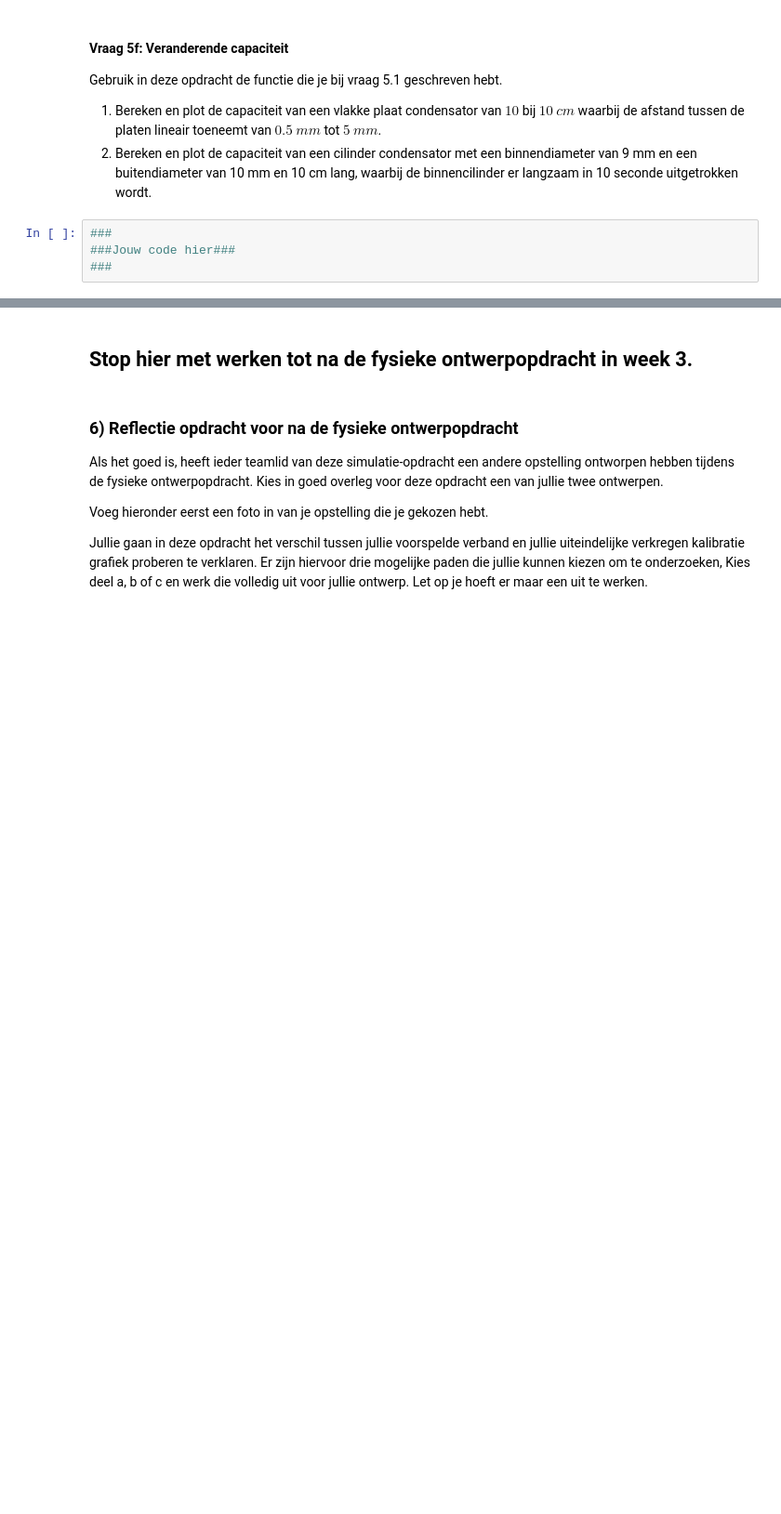
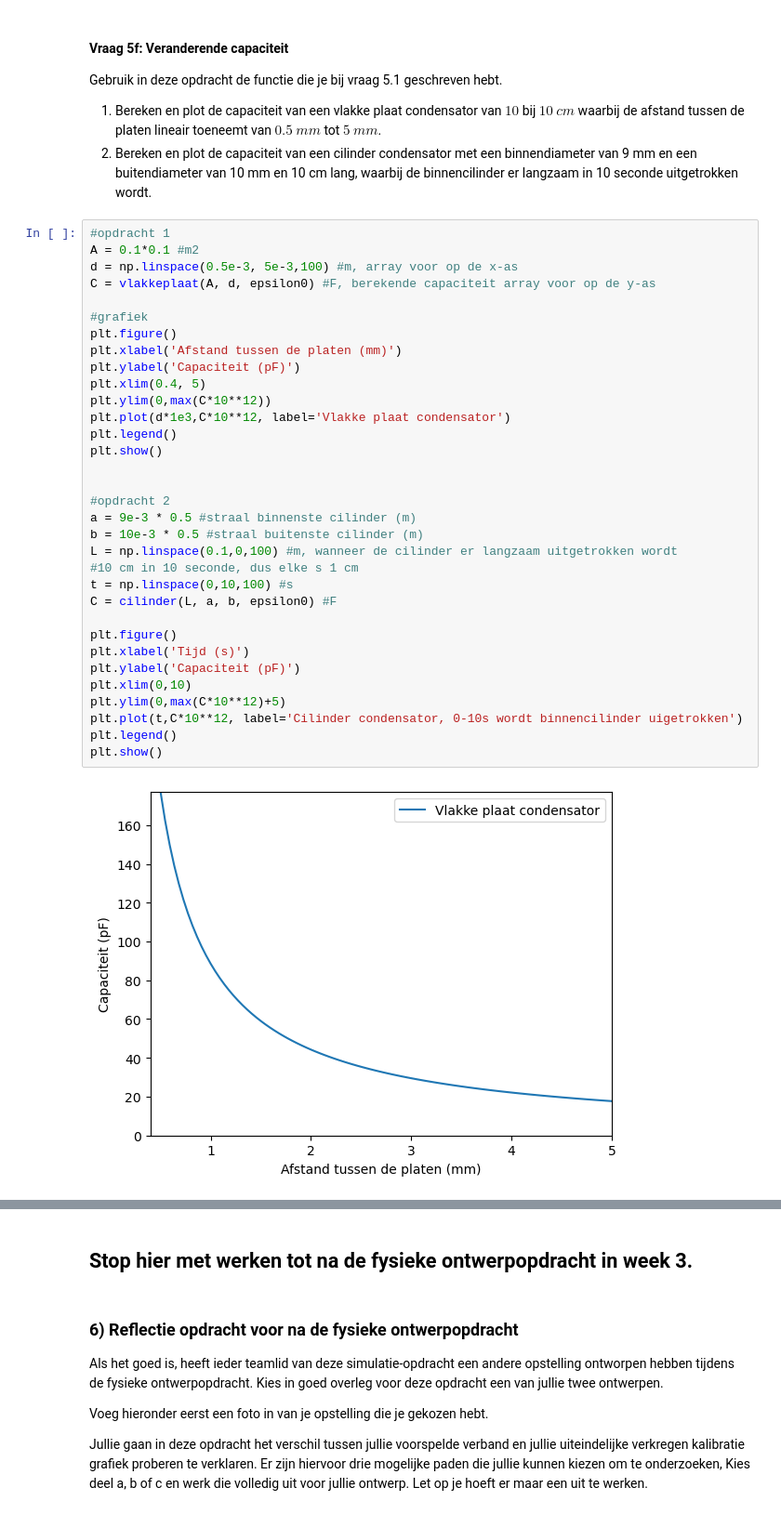
Before and after one commit to AnnetMoeleker/opdrachten-DEF-D, a Jupyter notebook: DigitaleOntwerpopdrachten/1CondensatorOpdracht/CondensatorOntwerpopdracht.ipynb, the cells around one changed output, grey strips where cells are left out. Shown at 93% size. Drawn from its saved outputs; the diff is of its cells as text; blank space fills up the shorter version.

Commit message:
opdracht 5e-5f

```diff
--- a/DigitaleOntwerpopdrachten/1CondensatorOpdracht/CondensatorOntwerpopdracht.ipynb
+++ b/DigitaleOntwerpopdrachten/1CondensatorOpdracht/CondensatorOntwerpopdracht.ipynb
@@ -690,6 +705,37 @@ Gebruik in deze opdracht de functie die je bij vraag 5.1 geschreven hebt.
 1. Bereken en plot de capaciteit van een vlakke plaat condensator van $10$ bij $10$ $cm$ waarbij de afstand tussen de platen lineair toeneemt van $0.5$ $mm$ tot $5$ $mm$.
 2. Bereken en plot de capaciteit van een cilinder condensator met een binnendiameter van 9 mm en een buitendiameter van 10 mm en 10 cm lang, waarbij de binnencilinder er langzaam in 10 seconde uitgetrokken wordt.
 # %%
-###
-###Jouw code hier###
-###
+#opdracht 1
+A = 0.1*0.1 #m2
+d = np.linspace(0.5e-3, 5e-3,100) #m, array voor op de x-as
+C = vlakkeplaat(A, d, epsilon0) #F, berekende capaciteit array voor op de y-as
+
+#grafiek
+plt.figure()
+plt.xlabel('Afstand tussen de platen (mm)')
+plt.ylabel('Capaciteit (pF)')
+plt.xlim(0.4, 5)
+plt.ylim(0,max(C*10**12))
+plt.plot(d*1e3,C*10**12, label='Vlakke plaat condensator')
+plt.legend()
+plt.show()
+
+
+#opdracht 2
+a = 9e-3 * 0.5 #straal binnenste cilinder (m)
+b = 10e-3 * 0.5 #straal buitenste cilinder (m)
+L = np.linspace(0.1,0,100) #m, wanneer de cilinder er langzaam uitgetrokken wordt
+#10 cm in 10 seconde, dus elke s 1 cm
+t = np.linspace(0,10,100) #s
+C = cilinder(L, a, b, epsilon0) #F
+
+plt.figure()
+plt.xlabel('Tijd (s)')
+plt.ylabel('Capaciteit (pF)')
+plt.xlim(0,10)
+plt.ylim(0,max(C*10**12)+5)
+plt.plot(t,C*10**12, label='Cilinder condensator, 0-10s wordt binnencilinder uigetrokken')
+plt.legend()
+plt.show()
+# %% [output]
+[figure, added]
```
Also changed, not shown: parts of 3 cells of this notebook.
